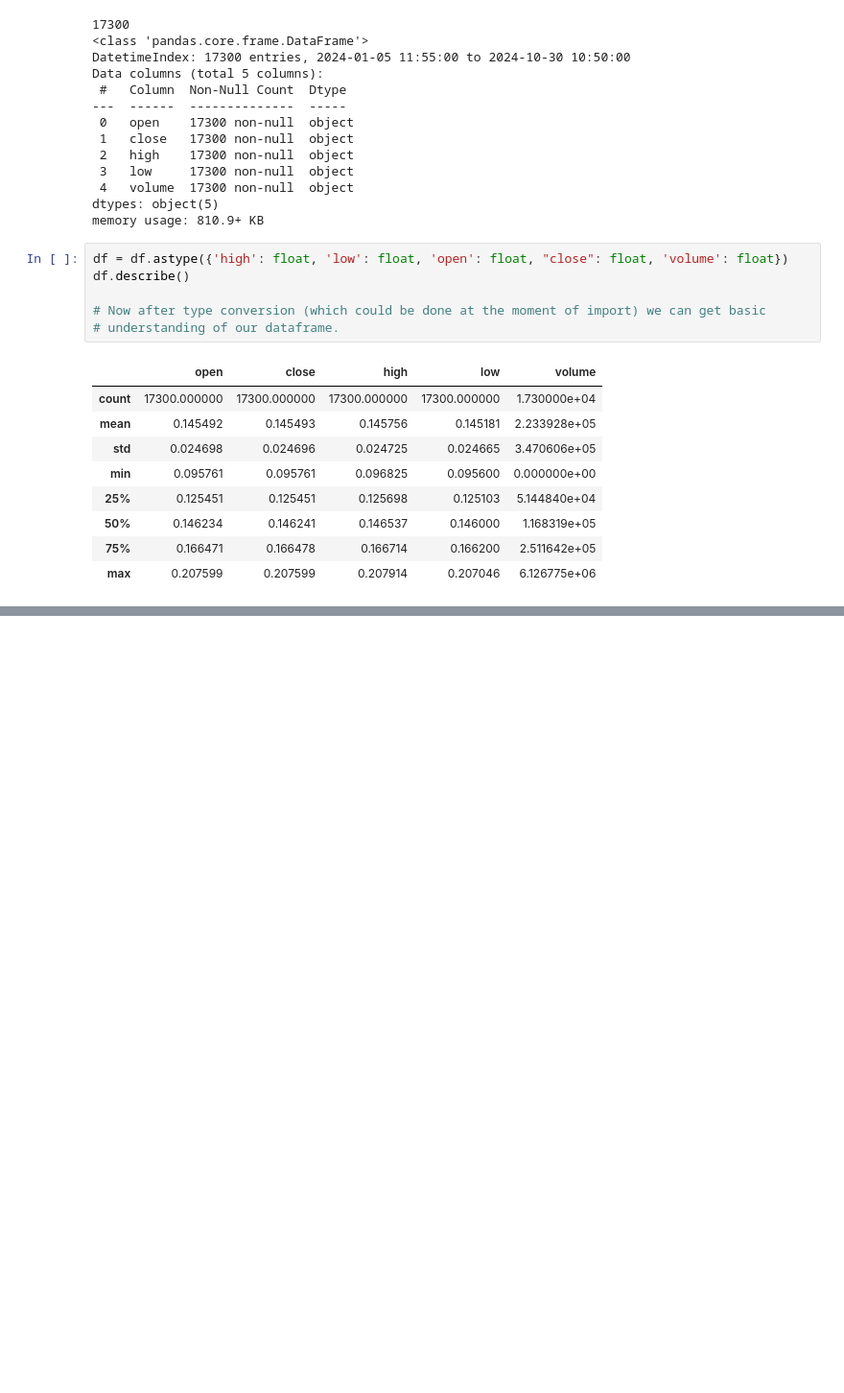
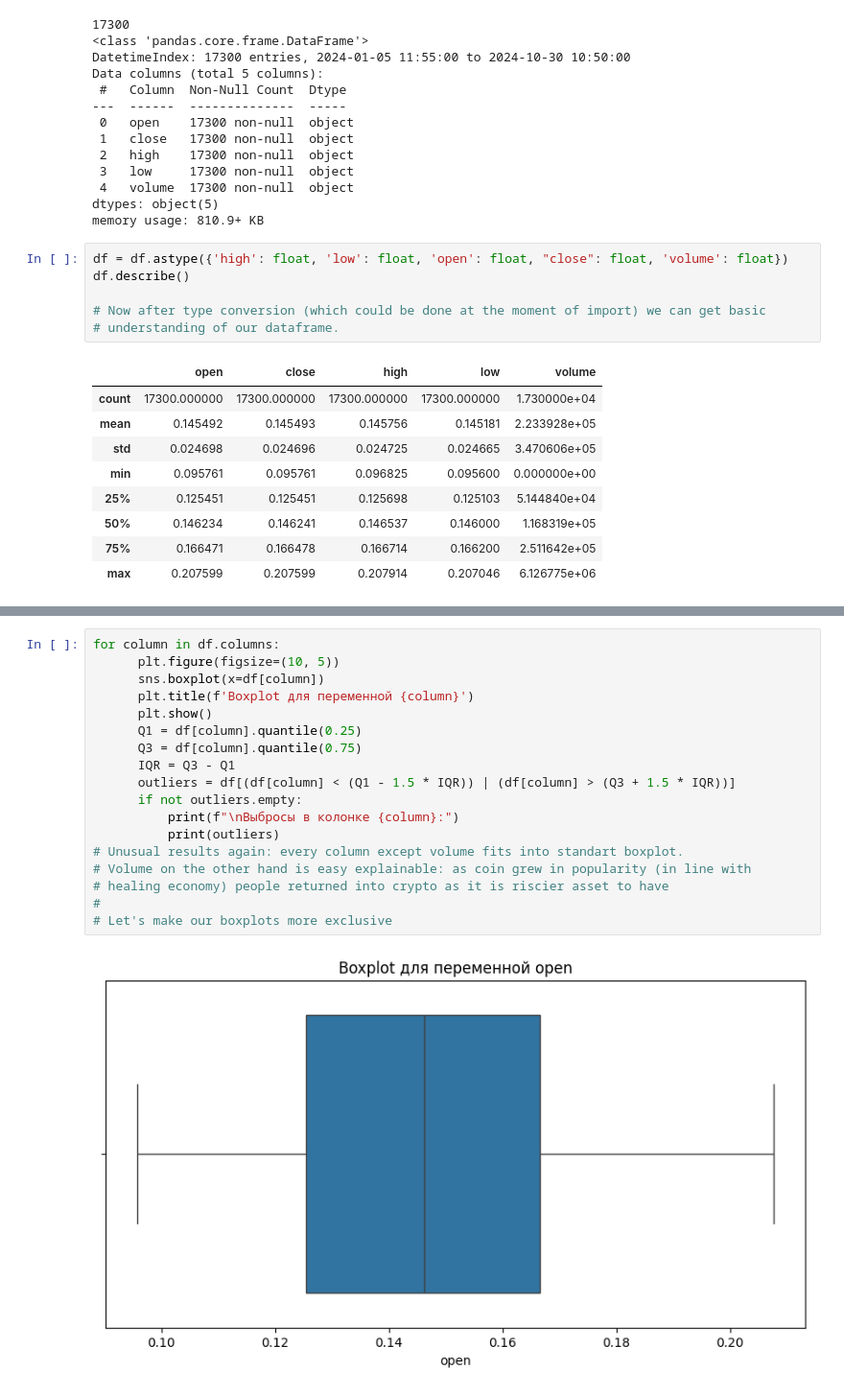
Before and after one commit to Howmanyeyes/ML_2024, a Jupyter notebook: DZ_1.ipynb, the cells around one changed output, grey strips where cells are left out. Shown: that part at 96% size. Drawn from its saved outputs; the diff is of its cells as text; blank space fills up the shorter version.

```diff
--- a/DZ_1.ipynb
+++ b/DZ_1.ipynb
@@ -83,0 +107,20 @@ NameError: name 'stats' is not defined
+# %%
+for column in df.columns:
+      plt.figure(figsize=(10, 5))
+      sns.boxplot(x=df[column])
+      plt.title(f'Boxplot для переменной {column}')
+      plt.show()
+      Q1 = df[column].quantile(0.25)
+      Q3 = df[column].quantile(0.75)
+      IQR = Q3 - Q1
+      outliers = df[(df[column] < (Q1 - 1.5 * IQR)) | (df[column] > (Q3 + 1.5 * IQR))]
+      if not outliers.empty:
+          print(f"\nВыбросы в колонке {column}:")
+          print(outliers)
+# Unusual results again: every column except volume fits into standart boxplot.
+# Volume on the other hand is easy explainable: as coin grew in popularity (in line with
+# healing economy) people returned into crypto as it is riscier asset to have
+#
+# Let's make our boxplots more exclusive
+# %% [output]
+[figure, added]
```
Also changed, not shown: parts of 5 cells of this notebook.
